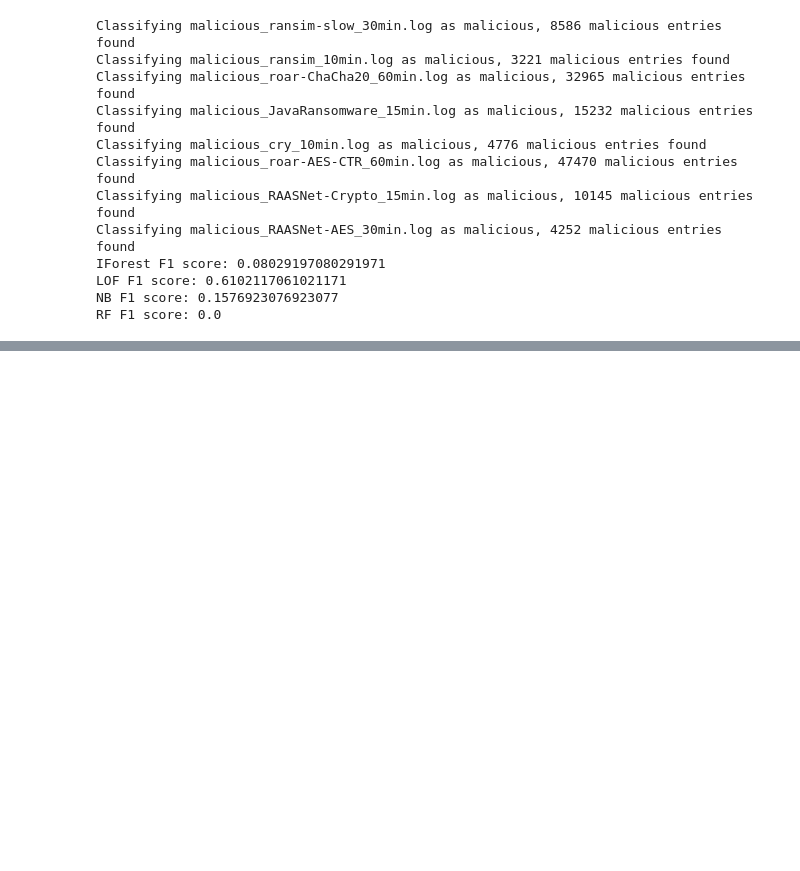
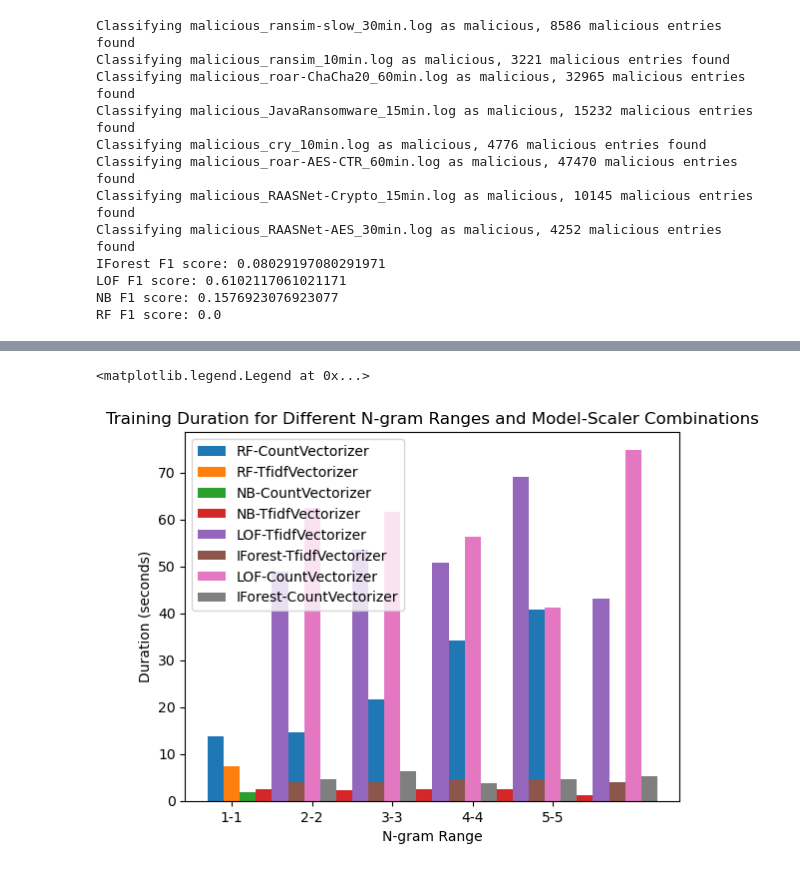
Before and after one commit to Cyber-Tracer/HyperDetect, a Jupyter notebook: controller/detection/v2_model_performance.ipynb, the cells around one changed output, grey strips where cells are left out. Saved outputs shown, nothing was run; the diff lists cells and outputs as text; code cells hidden in the pictures; blank space fills up the shorter version.

```diff
--- a/controller/detection/v2_model_performance.ipynb
+++ b/controller/detection/v2_model_performance.ipynb
@@ -138,0 +181,34 @@ plt.show()
+# %%
+# V2 training durations
+from train_models import load_scores_from_dir
+import matplotlib.pyplot as plt
+import os
+
+# Load model scores
+models_dir = os.path.join(os.getcwd(), 'models/trained/v2_old')
+model_score = load_scores_from_dir(models_dir)
+
+model_score['ngram range'] = model_score['Min Ngram'].astype(str) + "-" + model_score['Max Ngram'].astype(str)
+model_score['Model-Scaler'] = model_score['Model'] + "-" + model_score['Scaler']
+model_score.drop(columns=['Min Ngram', 'Max Ngram'], inplace=True)
+
+ngram_ranges = model_score['ngram range'].unique()
+model_vectorizer_combinations = model_score['Model-Scaler'].unique()
+
+# Setting the position of bars on x-axis
+bar_width = 0.2
+positions = list(range(len(ngram_ranges)))
+
+# Plotting each model-vectorizer combination for each n-gram range
+for i, combination in enumerate(model_vectorizer_combinations):
+    subset = model_score[model_score['Model-Scaler'] == combination]
+    plt.bar([p + bar_width * i for p in positions], subset['Duration'], bar_width, label=combination)
+
+plt.xlabel('N-gram Range')
+plt.ylabel('Duration (seconds)')
+plt.title('Training Duration for Different N-gram Ranges and Model-Scaler Combinations')
+plt.xticks([p + bar_width for p in positions], ngram_ranges)
+plt.legend()
+# %% [output]
+<matplotlib.legend.Legend at 0x...>
+[figure, added]
```
Also changed, not shown: parts of 6 cells of this notebook, 11 other files.
